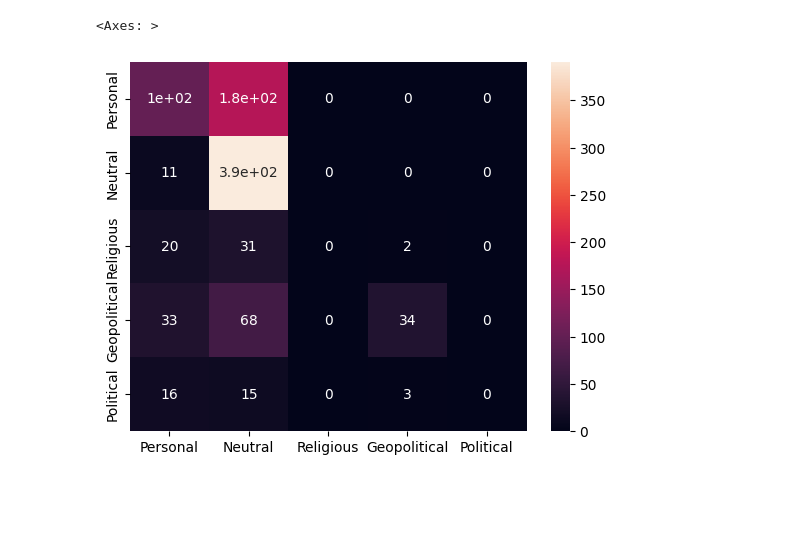
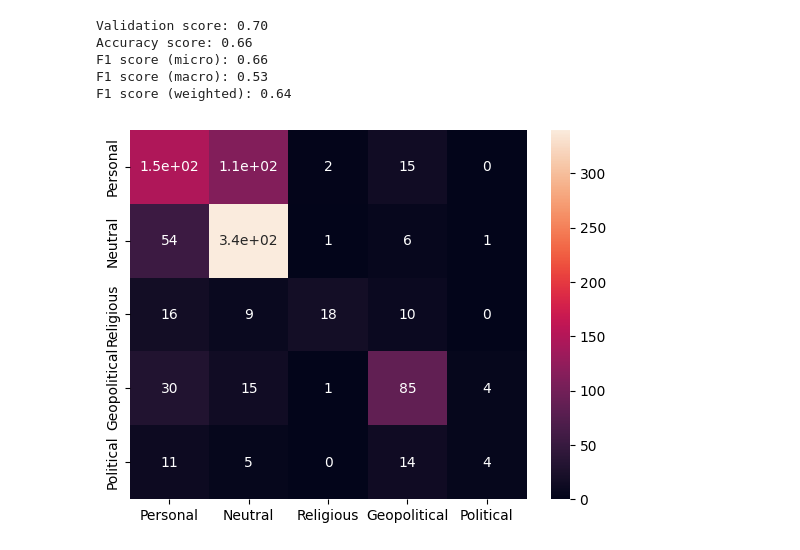
Before and after one commit to clairehattaway/Bengali-Hate-Speech-Motivation-Classification, a Jupyter notebook: multinomial_naïve_bayes_nlp.ipynb, the cells around one changed output. Saved outputs shown, nothing was run; the diff lists cells and outputs as text; code cells hidden in the pictures; blank space fills up the shorter version.

Commit message:
setting up metrics
adding metric score displays and adjusting alpha rates for improved performance

```diff
--- a/multinomial_naïve_bayes_nlp.ipynb
+++ b/multinomial_naïve_bayes_nlp.ipynb
@@ -11,13 +13,11 @@ train_df = pd.read_csv('data/train.csv')
 test_df = pd.read_csv('data/test.csv')
 val_df = pd.read_csv('data/validate.csv')
 # %%
-X_train = [re.sub(r'[^\w\s]', '', text) for text in train_df['text']]
+X_train = [re.sub(r'[^\w\s]', '', text.lower()) for text in train_df['text']]
 y_train = train_df['label']
 
-X_test = [re.sub(r'[^\w\s]', '', text) for text in test_df['text']]
+X_test = [re.sub(r'[^\w\s]', '', text.lower()) for text in test_df['text']]
 y_test = test_df['label']
 
-X_val = [re.sub(r'[^\w\s]', '', text) for text in val_df['text']]
+X_val = [re.sub(r'[^\w\s]', '', text.lower()) for text in val_df['text']]
 y_val = val_df['label']
-
-X_val[0]
@@ -34,15 +32,20 @@ tfidf_train = tfidf_vectorizer.fit_transform(X_train)
 tfidf_val = tfidf_vectorizer.transform(X_val)
 tfidf_test = tfidf_vectorizer.transform(X_test)
 # %%
-nb_classifier = MultinomialNB()
+nb_classifier = MultinomialNB(alpha=0.4)
 nb_classifier.fit(count_train, y_train)
 
 valid_score = nb_classifier.score(count_val, y_val)
 
 predictions = nb_classifier.predict(count_test)
 accuracy = metrics.accuracy_score(y_test, predictions)
+f1_micro = metrics.f1_score(y_test, predictions, average='micro')
+f1_macro = metrics.f1_score(y_test, predictions, average='macro')
+f1_weighted = metrics.f1_score(y_test, predictions, average='weighted')
 cf_matrix = metrics.confusion_matrix(y_test, predictions, labels=y_test.unique())
 
-print(valid_score)
-print(accuracy)
+sns.heatmap(cf_matrix, annot=True, xticklabels=y_test.unique(), yticklabels=y_test.unique())
+print("Validation score: %0.2f" % valid_score)
+print("Accuracy score: %.2f \nF1 score (micro): %0.2f \nF1 score (macro): %0.2f \nF1 score (weighted): %0.2f"
+      % (accuracy, f1_micro, f1_macro, f1_weighted))
 # %% [output]
@@ -56,14 +58,24 @@ sns.heatmap(cf_matrix, annot=True, xticklabels=y_test.unique(), yticklabels=y_te
 # %%
-tfidf_nb_classifier = MultinomialNB()
+tfidf_nb_classifier = MultinomialNB(alpha=0.08)
 tfidf_nb_classifier.fit(tfidf_train, y_train)
 
 valid_score = tfidf_nb_classifier.score(tfidf_val, y_val)
 
 predictions = tfidf_nb_classifier.predict(tfidf_test)
 accuracy = metrics.accuracy_score(y_test, predictions)
+f1_micro = metrics.f1_score(y_test, predictions, average='micro')
+f1_macro = metrics.f1_score(y_test, predictions, average='macro')
+f1_weighted = metrics.f1_score(y_test, predictions, average='weighted')
 cf_matrix = metrics.confusion_matrix(y_test, predictions, labels=y_test.unique())
 
 sns.heatmap(cf_matrix, annot=True, xticklabels=y_test.unique(), yticklabels=y_test.unique())
+print("Validation score: %0.2f" % valid_score)
+print("Accuracy score: %.2f \nF1 score (micro): %0.2f \nF1 score (macro): %0.2f \nF1 score (weighted): %0.2f"
+      % (accuracy, f1_micro, f1_macro, f1_weighted))
 # %% [output]
-<Axes: >
+Validation score: 0.70
+Accuracy score: 0.66
+F1 score (micro): 0.66
+F1 score (macro): 0.53
+F1 score (weighted): 0.64
-[figure, old version]
+[figure, new version]
```
Also changed, not shown: parts of 4 cells of this notebook.
